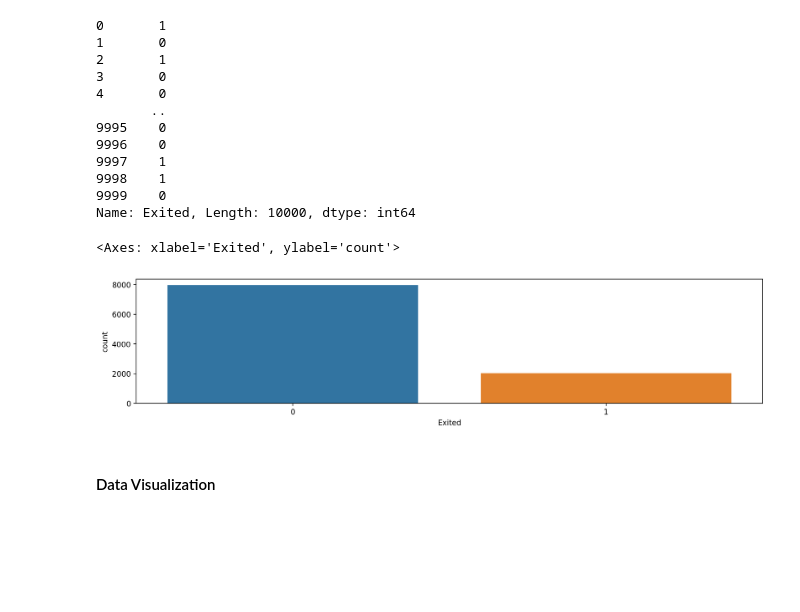
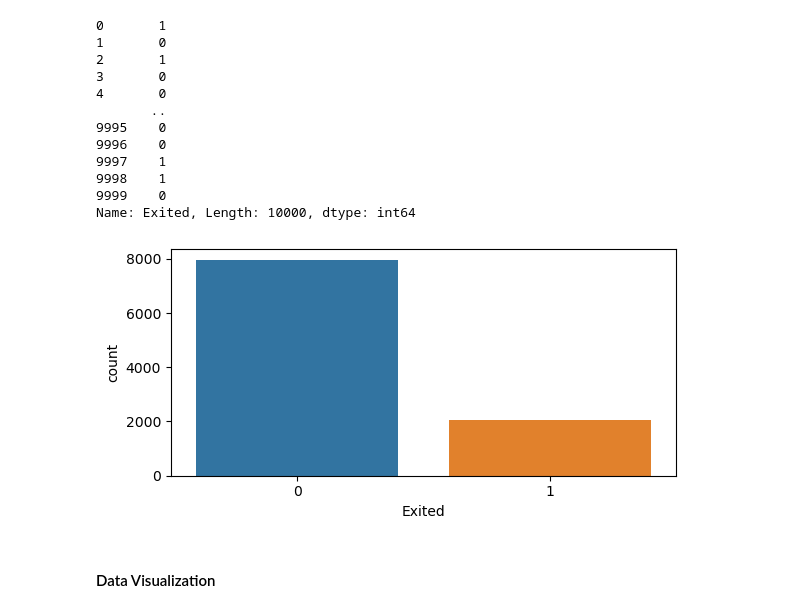
Before and after one commit to Afiq139/Data_Science-AI, a Jupyter notebook: Python_Deep_Learning_&_Artificial_Intelligence/5_End_to_End_Deep_Learning_Project/9_Data_Visualization_Part_1/1_Data_Visualization_part_1.ipynb, the cells around one changed output. Saved outputs shown, nothing was run; the diff lists cells and outputs as text; code cells hidden in the pictures; blank space fills up the shorter version.

```diff
--- a/Python_Deep_Learning_&_Artificial_Intelligence/5_End_to_End_Deep_Learning_Project/9_Data_Visualization_Part_1/1_Data_Visualization_part_1.ipynb
+++ b/Python_Deep_Learning_&_Artificial_Intelligence/5_End_to_End_Deep_Learning_Project/9_Data_Visualization_Part_1/1_Data_Visualization_part_1.ipynb
@@ -50,10 +50,12 @@ y
 9998    1
 9999    0
 Name: Exited, Length: 10000, dtype: int64
-# %%
-sns.countplot(x=y)
-# %% [output]
-<Axes: xlabel='Exited', ylabel='count'>
-[figure, removed]
+# %%
+plt.rcParams['figure.figsize'] = (6,3)
+plt.rcParams['figure.dpi'] = 100
+sns.countplot(x=y)
+plt.tight_layout()
+# %% [output]
+[figure, added]
 # %% [markdown]
 #### Data Visualization
```
Also changed, not shown: parts of 2 cells of this notebook.
